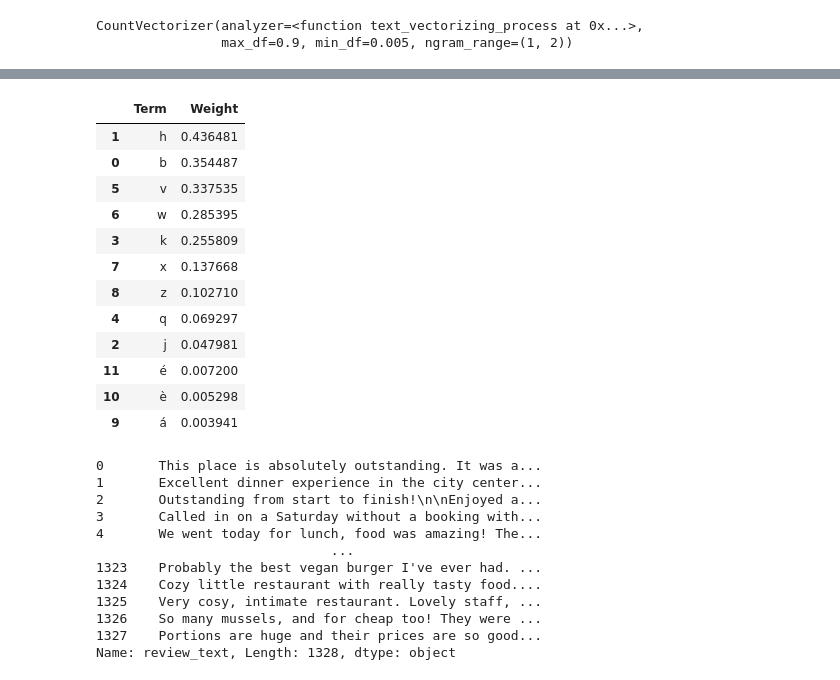
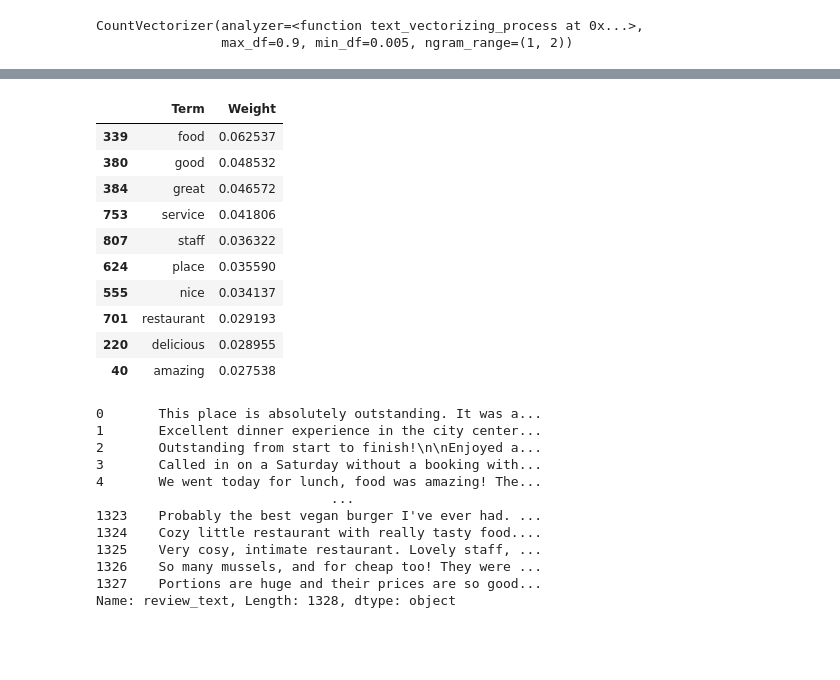
Before and after one commit to teresaq1/thesis_Capstone-project_Msc_FakeReviews, a Jupyter notebook: code_2.ipynb, the cells around one changed output, grey strips where cells are left out. Saved outputs shown, nothing was run; the diff lists cells and outputs as text; code cells hidden in the pictures; blank space fills up the shorter version.

```diff
--- a/code_2.ipynb
+++ b/code_2.ipynb
@@ -547,11 +547,19 @@ df['check 7'].value_counts()
 0    696
 1    632
 Name: check 7, dtype: int64
+# %%
+#removing stopwords for purpose of countvectorizer
+df['review_text'].astype(str)
+df['review_text'] = df['review_text'].apply(remove_stopwords)
+# %%
+#removing punctuation for purpose of countvectorizer
+df['review_text'] = df['review_text'].str.replace('[^\w\s]', '')
 # %%
 #Count how many times each term shows up in each review
 def text_vectorizing_process(string):
     return [word for word in string.split()]
 # %%
+#2nd tokenizing-delete previous
 from sklearn.feature_extraction.text import CountVectorizer
 
 cvec = CountVectorizer(
@@ -560,7 +568,7 @@ cvec = CountVectorizer(
     min_df=0.005,
     max_df=0.9
 )
-cvec.fit(data_c['review_text'])
+cvec.fit(df['review_text'])
 # %% [output]
 CountVectorizer(analyzer=<function text_vectorizing_process at 0x...>,
                 max_df=0.9, min_df=0.005, ngram_range=(1, 2))
@@ -572,6 +580,6 @@ len(cvec.vocabulary_)
 # %%
 # Creating the bag-of-words representation , Term counts for each review
-cvec_counts = cvec.transform(data_c['review_text'])
+cvec_counts = cvec.transform(df['review_text'])
 print('sparse matrix shape:', cvec_counts.shape)
 print('nonzero count:', cvec_counts.nnz)
 print('sparsity: %.2f%%' % (100.0 * cvec_counts.nnz / (cvec_counts.shape[0] * cvec_counts.shape[1])))
@@ -665,22 +672,20 @@ counts_df.sort_values(by='Occurrences', ascending=False).head(30)
 # %%
-#op 30 weighted occured words in the review
+#Top 10 weighted occured words in the review
 weights = np.asarray(transformed_weights.mean(axis=0)).ravel().tolist()
 weights_df = pd.DataFrame({'Term': cvec.get_feature_names_out(), 'Weight': weights})
-weights_df.sort_values(by='Weight', ascending=False).head(30)
+weights_df.sort_values(by='Weight', ascending=False).head(10)
 # %% [output]
 |  | Term | Weight |
-| 1 | h | 0.436481 |
-| 0 | b | 0.354487 |
-| 5 | v | 0.337535 |
-| 6 | w | 0.285395 |
-| 3 | k | 0.255809 |
-| 7 | x | 0.137668 |
-| 8 | z | 0.102710 |
-| 4 | q | 0.069297 |
-| 2 | j | 0.047981 |
-| 11 | é | 0.007200 |
-| 10 | è | 0.005298 |
-| 9 | á | 0.003941 |
+| 339 | food | 0.062537 |
+| 380 | good | 0.048532 |
+| 384 | great | 0.046572 |
+| 753 | service | 0.041806 |
+| 807 | staff | 0.036322 |
+| 624 | place | 0.035590 |
+| 555 | nice | 0.034137 |
+| 701 | restaurant | 0.029193 |
+| 220 | delicious | 0.028955 |
+| 40 | amazing | 0.027538 |
 # %%
 df['review_text'] = df['review_text'].astype(str)
 #df['review_text'] = df['review_text'].str.lower()
```
Also changed, not shown: parts of 21 cells of this notebook, 1 other file.
